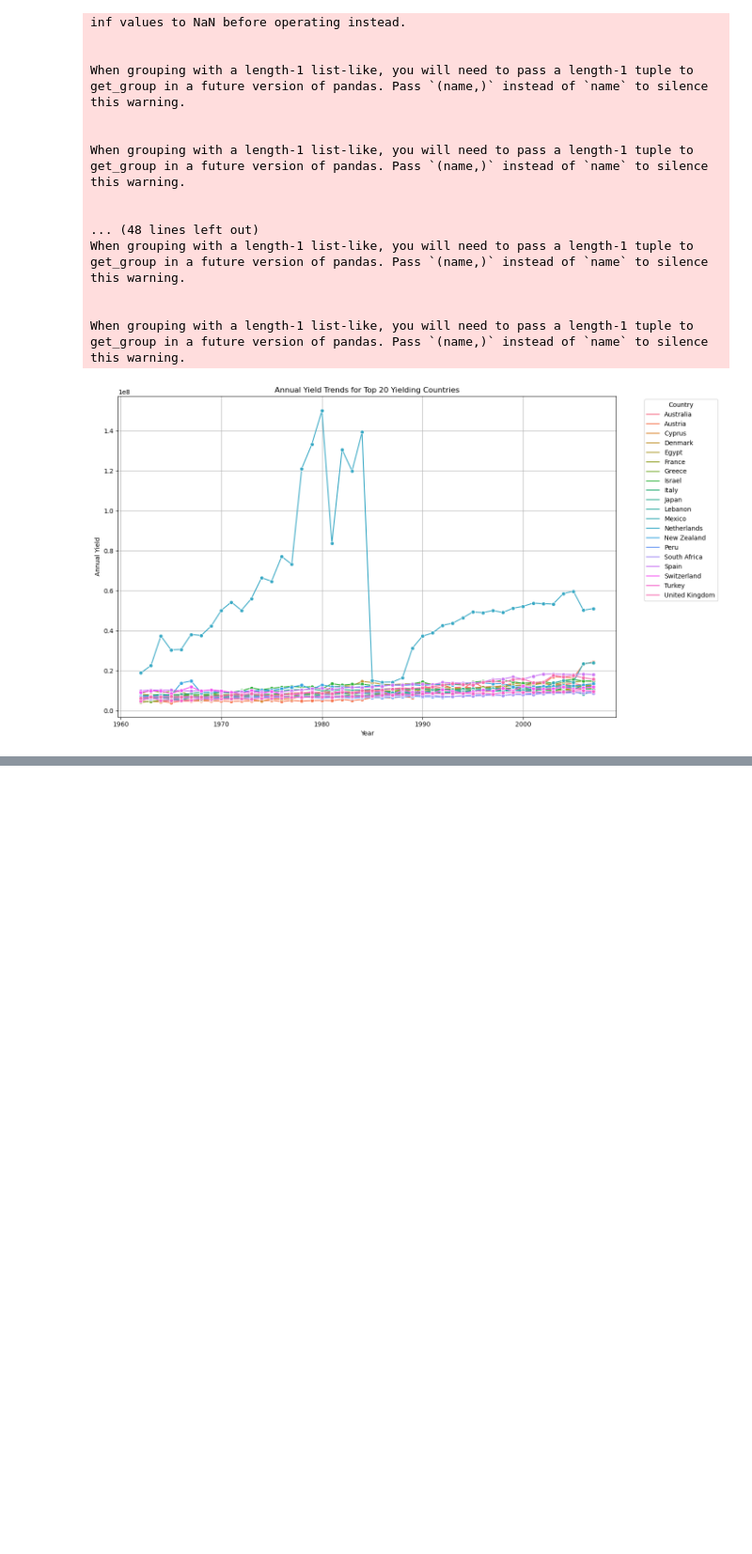
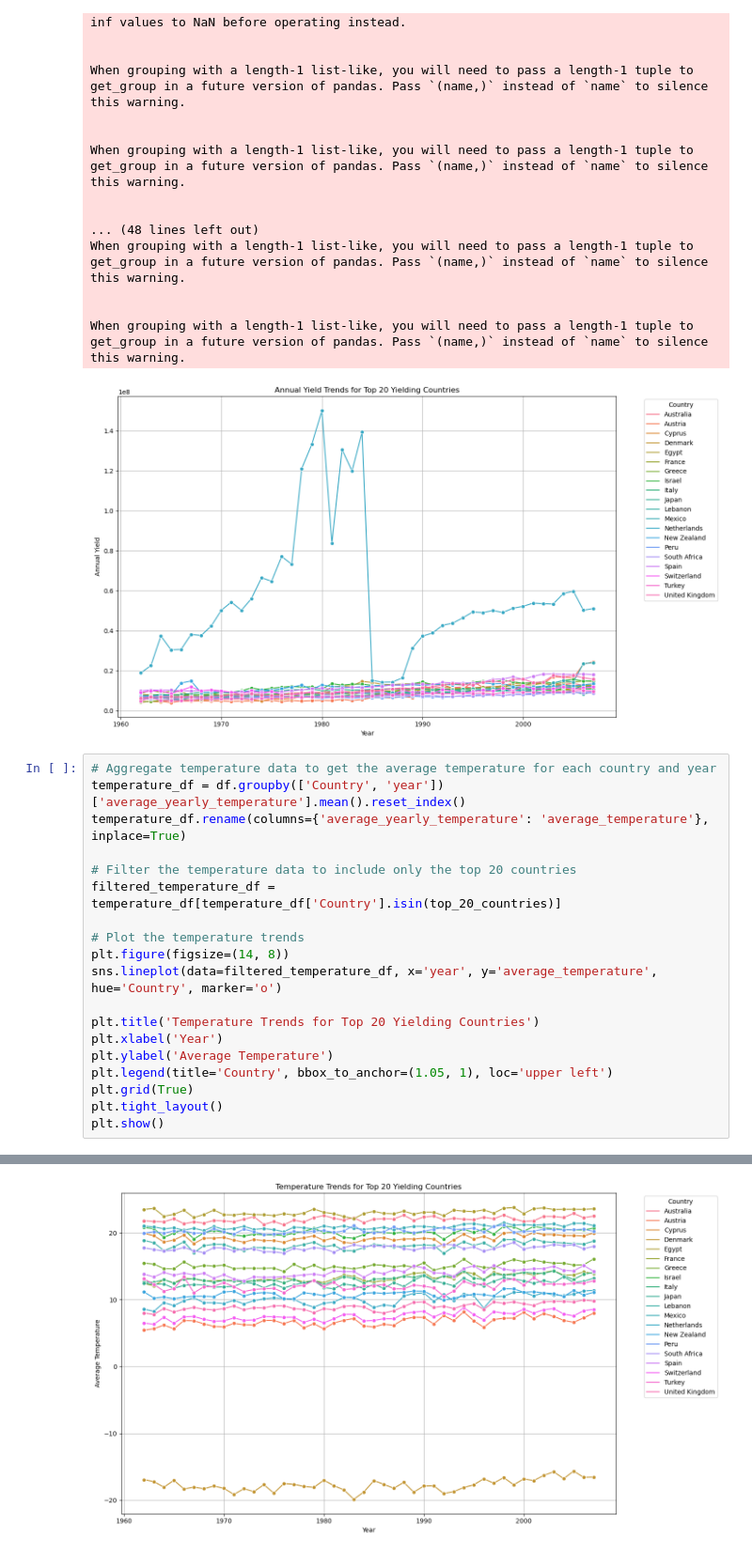
Before and after one commit to EnigmaticAbyss/Methods-of-data-engineering-ss2024, a Jupyter notebook: project/data-exploration.ipynb, the cells around one changed output, grey strips where cells are left out. Shown at 94% size. Saved outputs shown, nothing was run; the diff lists cells and outputs as text; blank space fills up the shorter version.

Commit message:
data

```diff
--- a/project/data-exploration.ipynb
+++ b/project/data-exploration.ipynb
@@ -514,3 +514,23 @@ When grouping with a length-1 list-like, you will need to pass a length-1 tuple
 
 When grouping with a length-1 list-like, you will need to pass a length-1 tuple to get_group in a future version of pandas. Pass `(name,)` instead of `name` to silence this warning.
 [figure]
+# %%
+# Aggregate temperature data to get the average temperature for each country and year
+temperature_df = df.groupby(['Country', 'year'])['average_yearly_temperature'].mean().reset_index()
+temperature_df.rename(columns={'average_yearly_temperature': 'average_temperature'}, inplace=True)
+
+# Filter the temperature data to include only the top 20 countries
+filtered_temperature_df = temperature_df[temperature_df['Country'].isin(top_20_countries)]
+
+# Plot the temperature trends
+plt.figure(figsize=(14, 8))
+sns.lineplot(data=filtered_temperature_df, x='year', y='average_temperature', hue='Country', marker='o')
+
+plt.title('Temperature Trends for Top 20 Yielding Countries')
+plt.xlabel('Year')
+plt.ylabel('Average Temperature')
+plt.legend(title='Country', bbox_to_anchor=(1.05, 1), loc='upper left')
+plt.grid(True)
+plt.tight_layout()
+plt.show()
+# %% [output]
@@ -516,0 +554 @@ When grouping with a length-1 list-like, you will need to pass a length-1 tuple
+[figure, added]
```
Also changed, not shown: parts of 1 cell of this notebook.
